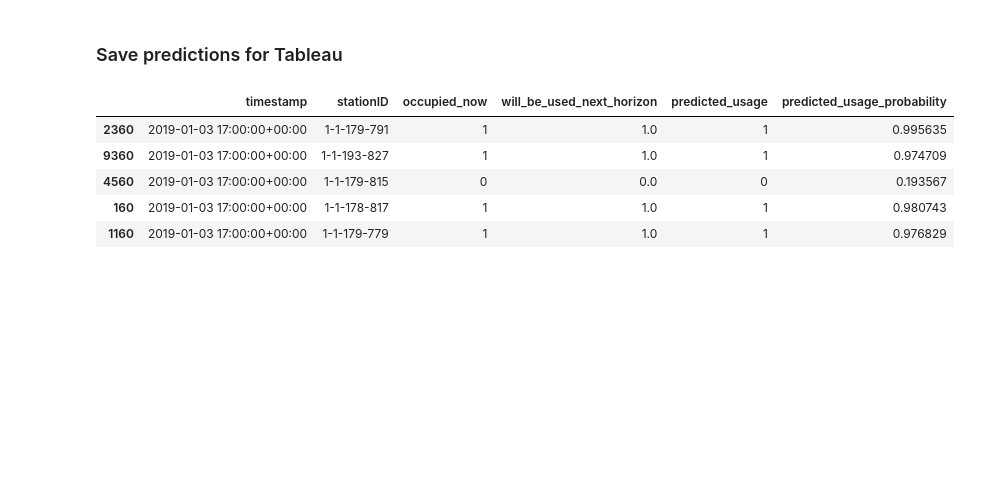
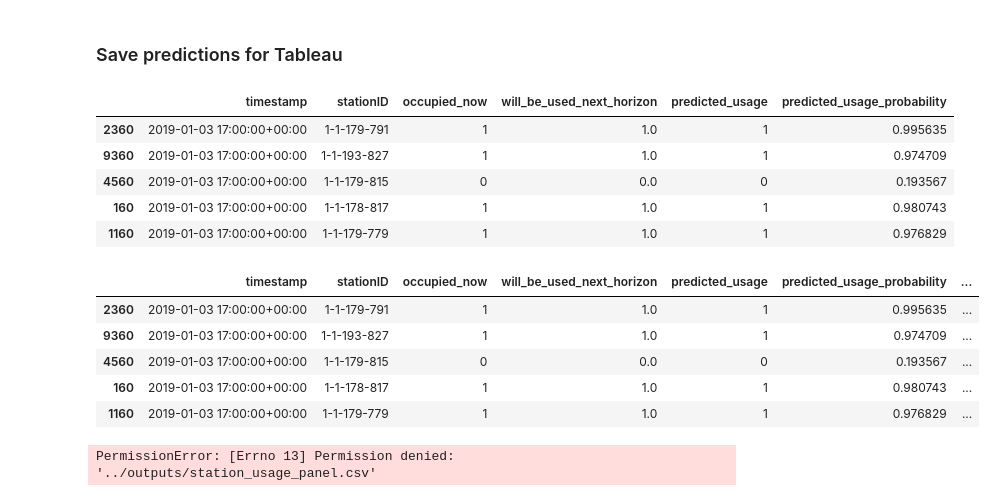
Before and after one commit to Patrickchenxi/EV-Project, a Jupyter notebook: notebooks/01_json_exploration.ipynb, the cells around one changed output. Cells and saved outputs as stored; diff of their text form; code cells hidden in the pictures; blank space fills up the shorter version.

```diff
--- a/notebooks/01_json_exploration.ipynb
+++ b/notebooks/01_json_exploration.ipynb
@@ -313,8 +313,40 @@ predictions.head()
 | 4560 | 2019-01-03 17:00:00+00:00 | 1-1-179-815 | 0 | 0.0 | 0 | 0.193567 |
 | 160 | 2019-01-03 17:00:00+00:00 | 1-1-178-817 | 1 | 1.0 | 1 | 0.980743 |
 | 1160 | 2019-01-03 17:00:00+00:00 | 1-1-179-779 | 1 | 1.0 | 1 | 0.976829 |
+# %%
+predictions["horizon_minutes"] = horizon_minutes
+
+from pathlib import Path
+
+Path("../outputs").mkdir(exist_ok=True)
+
+predictions = test_df[
+    [
+        "timestamp",
+        "stationID",
+        "occupied_now",
+        "will_be_used_next_horizon"
+    ]
+].copy()
+
+predictions["predicted_usage"] = y_pred
+predictions["predicted_usage_probability"] = y_prob
+predictions["horizon_minutes"] = horizon_minutes
+
+predictions.to_csv("../outputs/station_usage_predictions.csv", index=False)
+
+predictions.head()
+# %% [output]
+|  | timestamp | stationID | occupied_now | will_be_used_next_horizon | predicted_usage | predicted_usage_probability | ... |
+| 2360 | 2019-01-03 17:00:00+00:00 | 1-1-179-791 | 1 | 1.0 | 1 | 0.995635 | ... |
+| 9360 | 2019-01-03 17:00:00+00:00 | 1-1-193-827 | 1 | 1.0 | 1 | 0.974709 | ... |
+| 4560 | 2019-01-03 17:00:00+00:00 | 1-1-179-815 | 0 | 0.0 | 0 | 0.193567 | ... |
+| 160 | 2019-01-03 17:00:00+00:00 | 1-1-178-817 | 1 | 1.0 | 1 | 0.980743 | ... |
+| 1160 | 2019-01-03 17:00:00+00:00 | 1-1-179-779 | 1 | 1.0 | 1 | 0.976829 | ... |
 # %%
 Path("../outputs").mkdir(exist_ok=True)
 
 predictions.to_csv("../outputs/station_usage_predictions.csv", index=False)
 panel.to_csv("../outputs/station_usage_panel.csv", index=False)
+# %% [output]
+PermissionError: [Errno 13] Permission denied: '../outputs/station_usage_panel.csv'
```
